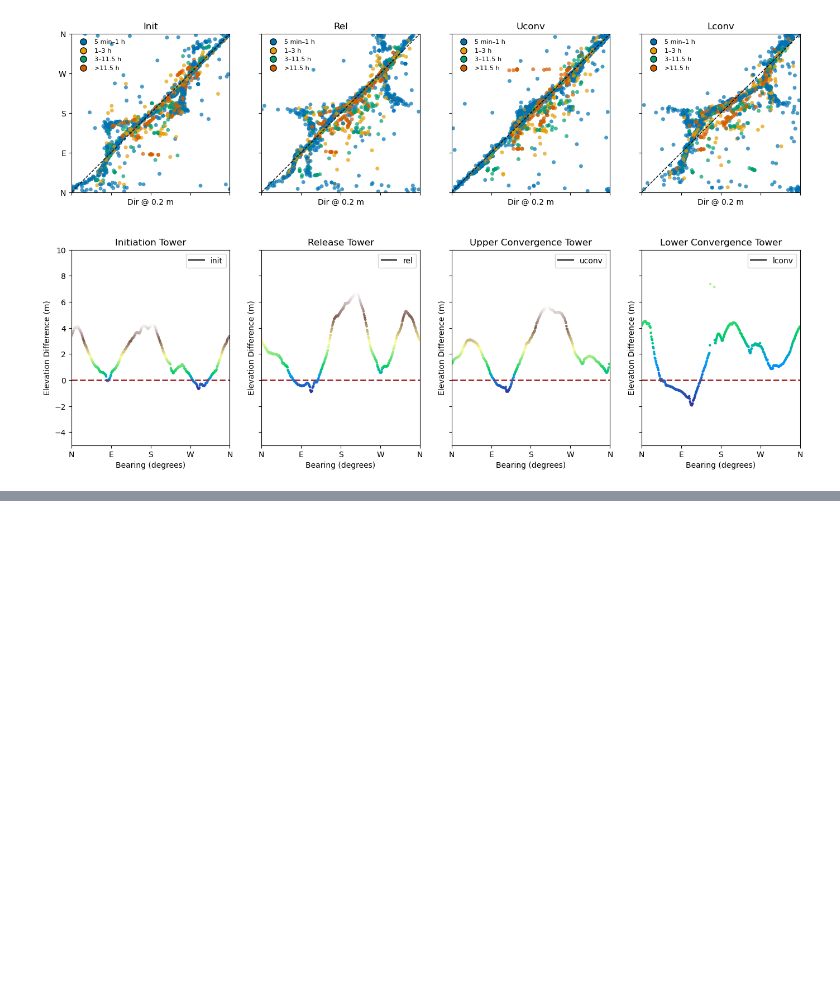
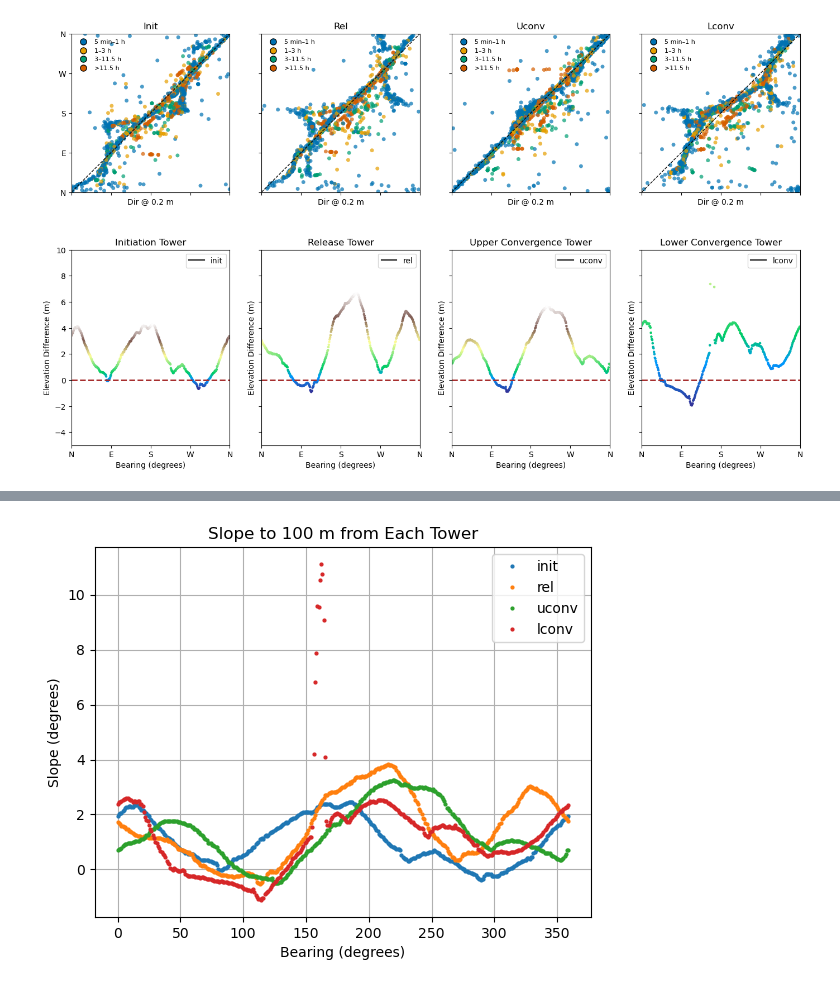
Before and after one commit to marositesUSC/SAVANT, a Jupyter notebook: topography.ipynb, the cells around one changed output, grey strips where cells are left out. Cells and saved outputs as stored; diff of their text form; code cells hidden in the pictures; blank space fills up the shorter version.

```diff
--- a/topography.ipynb
+++ b/topography.ipynb
@@ -662,0 +650,10 @@ plt.show()
+# %%
+# The 'errors' parameter will coerce any non-numeric values into NaN
+elevation_points['delta_elevation'] = pd.to_numeric(elevation_points['delta_elevation'], errors='coerce')
+elevation_points['distance'] = pd.to_numeric(elevation_points['distance'], errors='coerce')
+
+# 2. Drop rows with NaN values
+# This will remove any rows where the conversion failed
+elevation_points.dropna(subset=['delta_elevation', 'distance'], inplace=True)
+# %%
+elevation_points['slope_degrees'] = np.degrees(np.arctan(elevation_points['delta_elevation']/elevation_points['distance']))
@@ -662,0 +672,12 @@ plt.show()
+# %%
+for tower in towers.keys():
+    tower_points = elevation_points[elevation_points['tower'] == tower]
+    plt.plot(tower_points['bearing'], tower_points['slope_degrees'], 'o', markersize=2, label=tower)
+plt.legend()
+plt.xlabel('Bearing (degrees)')
+plt.ylabel('Slope (degrees)')
+plt.title('Slope to 100 m from Each Tower')
+plt.grid(True)
+plt.show()
+# %% [output]
+[figure, added]
```
Also changed, not shown: parts of 7 cells of this notebook.
